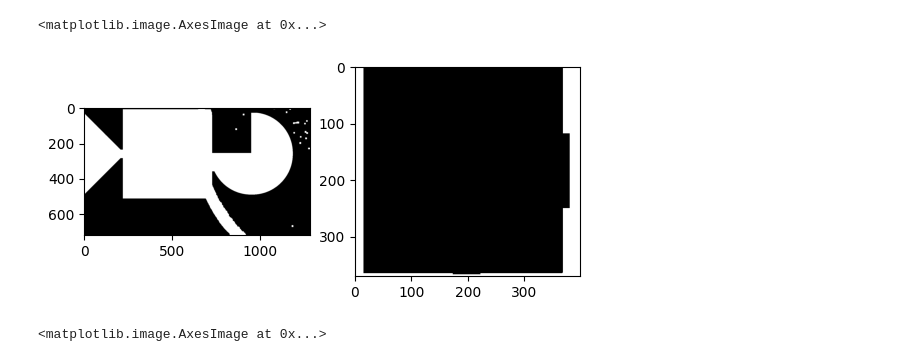
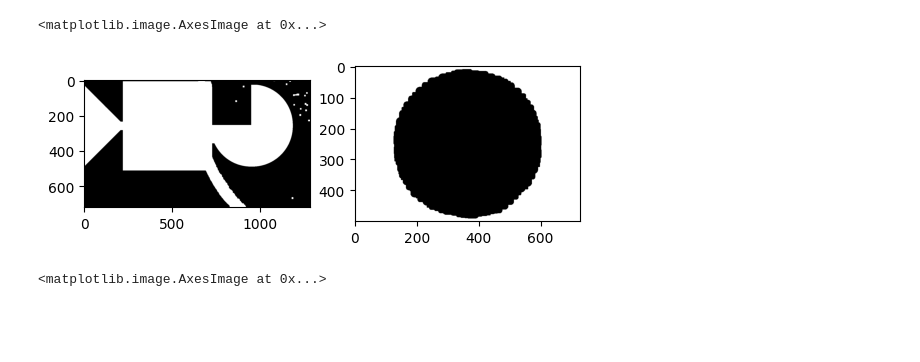
Before and after one commit to OmarFloresSanchez/Pancitos, a Jupyter notebook: Practica2-2/practica2-2.ipynb, the cells around one changed output. Saved outputs shown, nothing was run; the diff lists cells and outputs as text; code cells hidden in the pictures; blank space fills up the shorter version.

```diff
--- a/Practica2-2/practica2-2.ipynb
+++ b/Practica2-2/practica2-2.ipynb
@@ -32,14 +39,18 @@ plt.imshow(img_erosion, cmap='gray')
 # %%
 # ------ BINARIZACION DE LA IMAGEN ------
-umbral1, imgOtsu1 = umbralizacionOtsu('erosion.png')
-umbral2, imgOtsu2 = umbralizacionOtsu(foto2)
+umbral1, imgOtsu1 = umbralizacionOtsu('erosion1.png')
+umbral2, imgOtsu2 = umbralizacionOtsu('erosion2.png')
+
+imgOtsu18 = imgOtsu1.copy()
+imgOtsu28 = imgOtsu2.copy()
+
 plt.subplot(1, 2, 1)
 plt.imshow(imgOtsu1, cmap='gray')
 plt.subplot(1, 2, 2)
 plt.imshow(imgOtsu2, cmap='gray')
 # %% [output]
 <matplotlib.image.AxesImage at 0x...>
-[figure, old version]
+[figure, new version]
 # %%
 prueba = np.array([[0,0,0,0,0,0,0,0,0],
 [0,0,0,0,255,0,0,0,0],
```
Also changed, not shown: parts of 13 cells of this notebook, 5 other files.
